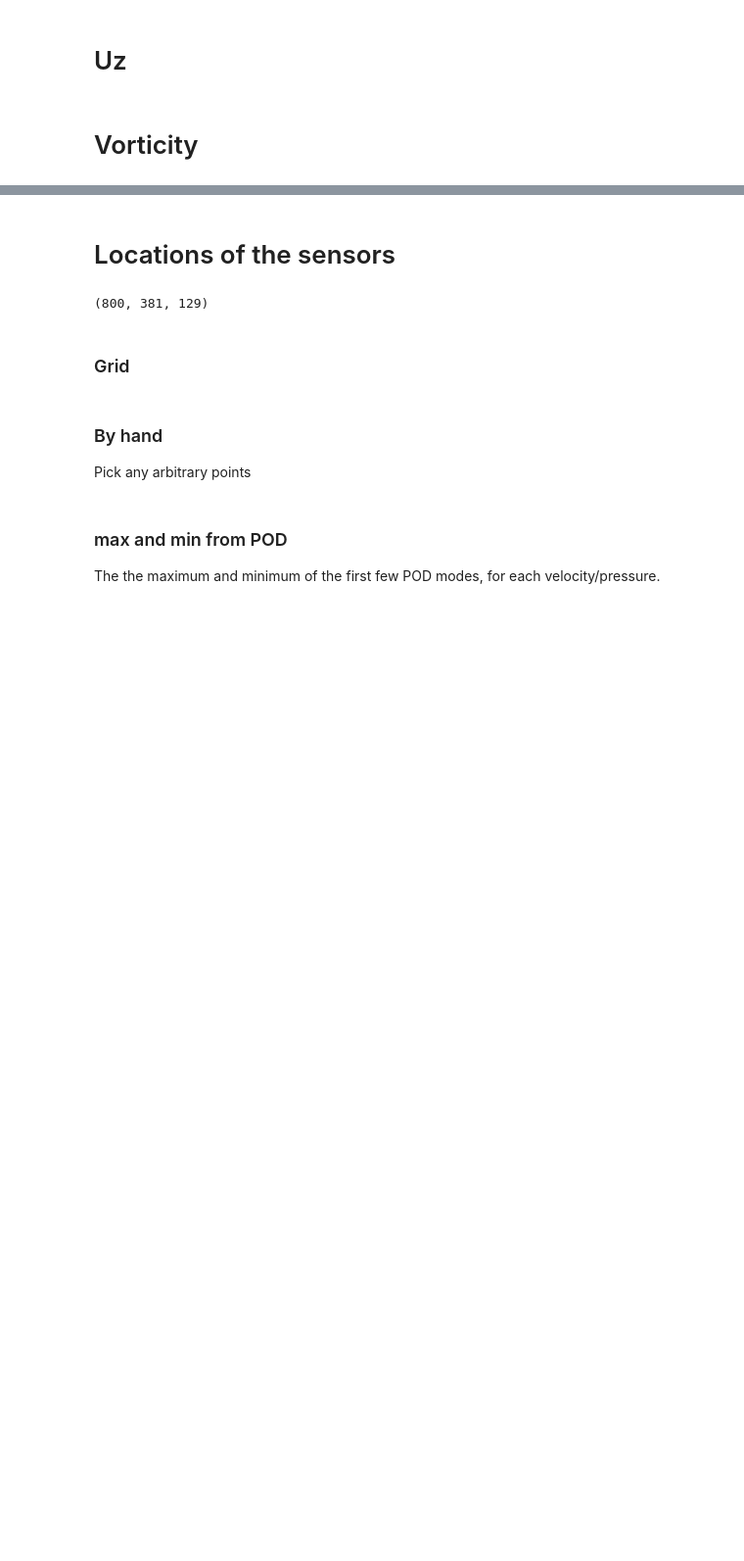
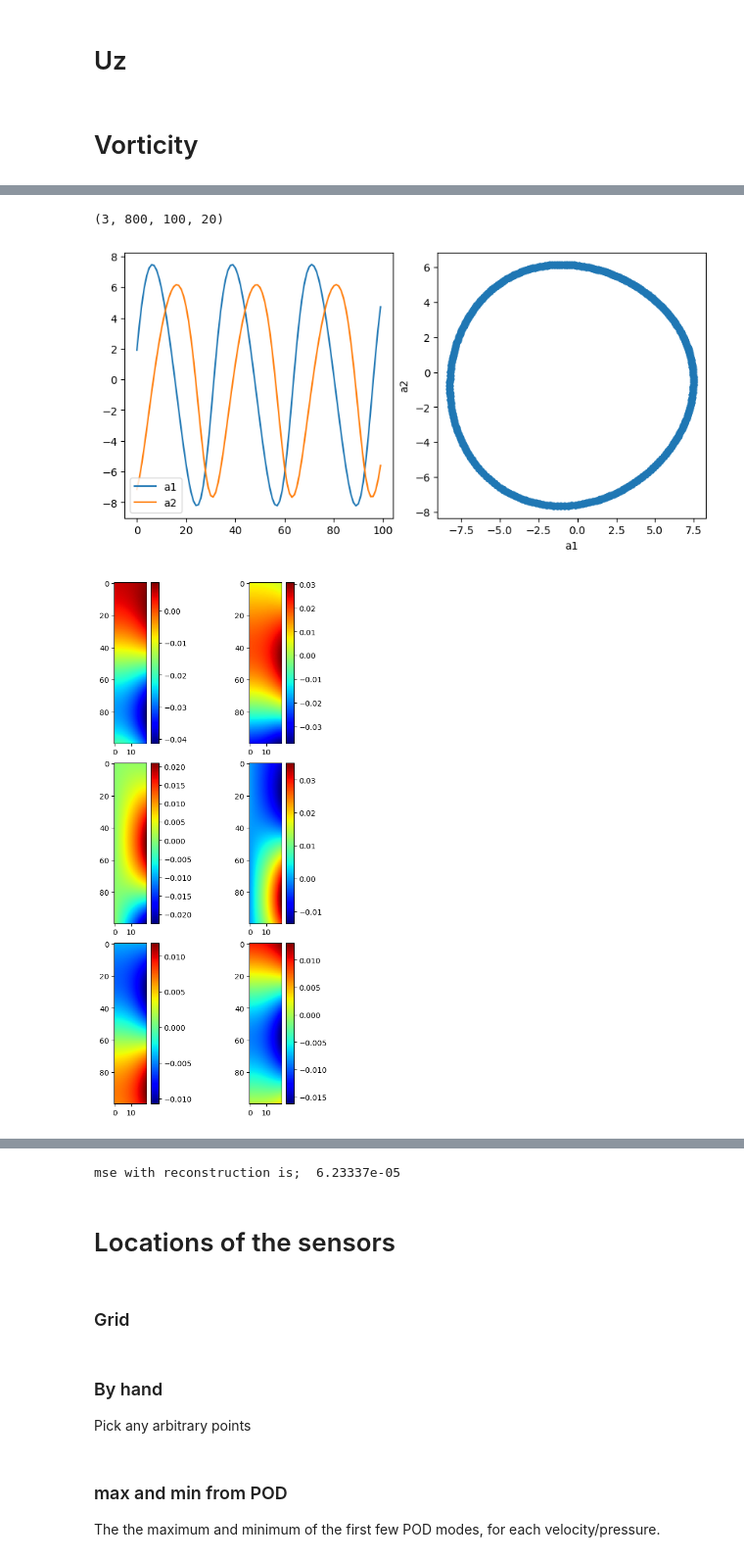
Before and after one commit to MagriLab/FlowReconstructionFromExperiment, a Jupyter notebook: visualisation_notebook/data_triangle2d.ipynb, the cells around one changed output, grey strips where cells are left out. Shown at 98% size. Cells and saved outputs as stored; diff of their text form; code cells hidden in the pictures; blank space fills up the shorter version.

```diff
--- a/visualisation_notebook/data_triangle2d.ipynb
+++ b/visualisation_notebook/data_triangle2d.ipynb
@@ -162,0 +163,7 @@ plt.show()
+# %%
+triangle_base_coords = [49,80]
+(ux_short,uy_short,pp_short) = project.read_data(data_dir, idx_body=132)
+x = np.stack([ux_short,uy_short,pp_short],axis=0)
+# x = x[:,:,:250,:]
+x = x[:,:,:100,:20]
+ux_short.shape
@@ -162,0 +172,7 @@ plt.show()
+# %%
+from flowrec.decomposition import POD
+pod = POD('float32')
+q, q_mean, grid_shape = pod.prepare_data(x,t_axis=1)
+modes_flat,lam,a,phi = pod.pod(q,grid_shape,method='snapshot',restore_shape=False)
+modes = pod._restore_shape(modes_flat,grid_shape)
+print(a.shape)
@@ -162,0 +197,36 @@ plt.show()
+# %%
+u_approx = pod.reconstruct('classic',2,modes_flat,a,q_mean=q_mean,grid_shape=grid_shape)
+# %%
+x.shape
+# %% [output]
+(3, 800, 100, 20)
+# %%
+fig,axes = plt.subplots(1,2,figsize=(8,4))
+axes[0].plot(a[:100,0],label='a1')
+axes[0].plot(a[:100,1],label='a2')
+axes[1].scatter(a[:,0],a[:,1])
+axes[1].set(xlabel='a1',ylabel='a2')
+axes[0].legend()
+
+fig1,axes1 = plt.subplots(3,2,figsize=(5,10))
+for i in range(3):
+    im1 = axes1[i,0].imshow(modes[i,:,:,0])
+    plt.colorbar(im1)
+    im2 = axes1[i,1].imshow(modes[i,:,:,1])
+    plt.colorbar(im2)
+
+
+
+fig2,axes2 = plt.subplots(1,3,figsize=(8,4))
+for i in range(3):
+    im = axes2[i].imshow(u_approx.reshape(3,100,20,-1)[i,:,:,0])
+    plt.colorbar(im)
+
+plt.show()
+
+_x = np.einsum('d t x y -> d x y t', x)
+mse_loss = np.mean((_x-u_approx)**2)
+print('mse with reconstruction is; ',mse_loss)
+# %% [output]
+[figure, added]
+[figure, added]
@@ -163,13 +234,6 @@ plt.show()
+mse with reconstruction is;  6.23337e-05
 # %% [markdown]
 # Locations of the sensors
-# %%
-triangle_base_coords = [49,80]
-(ux_short,uy_short,pp_short) = project.read_data(data_dir, idx_body=132)
-x = np.stack([ux_short,uy_short,pp_short],axis=0)
-x = x[:,:,:250,:]
-ux_short.shape
-# %% [output]
-(800, 381, 129)
 # %% [markdown]
 ### Grid
 # %%
```
Also changed, not shown: parts of 11 cells of this notebook, 1 other file.
